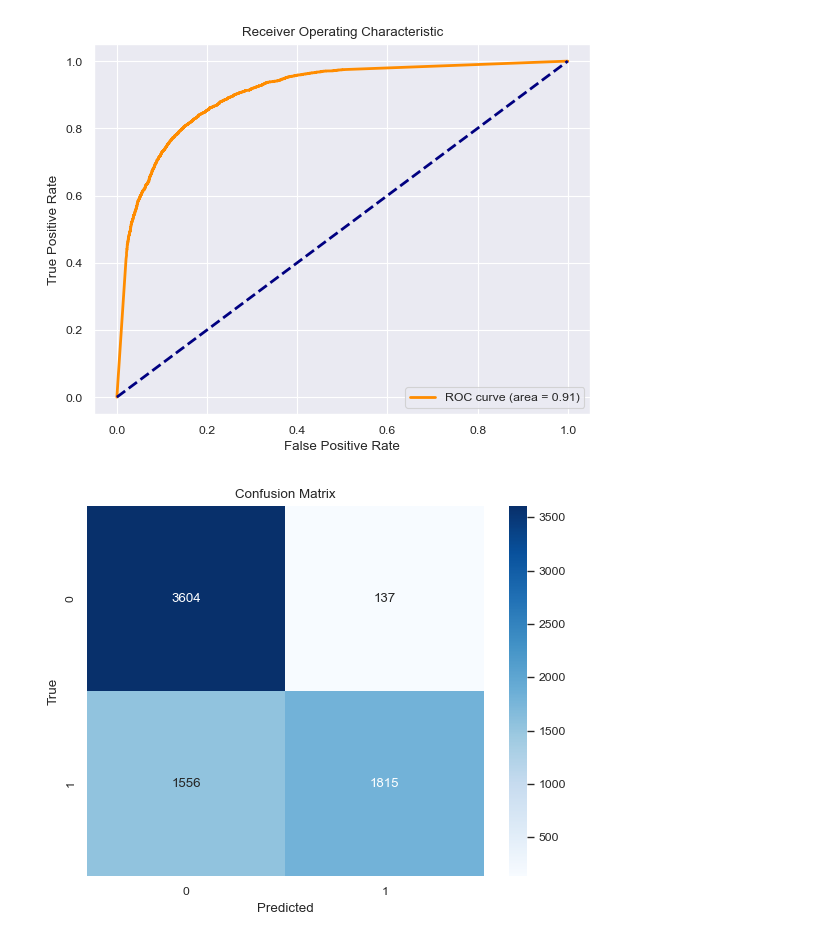
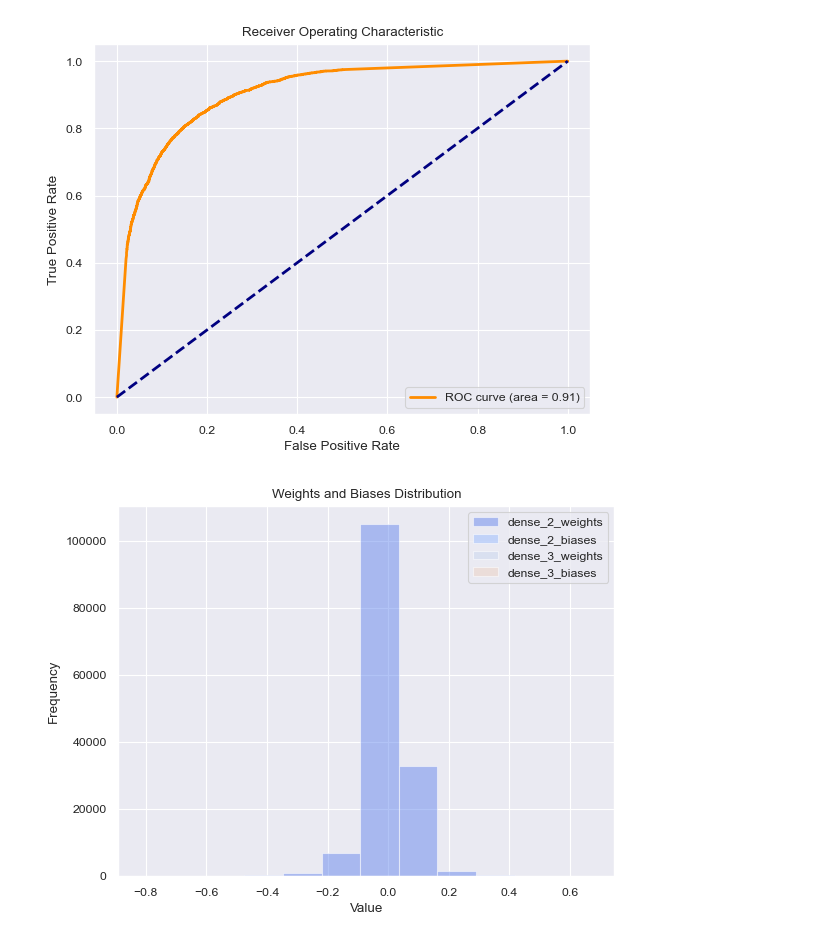
Before and after one commit to Fercv87/DL_Assignment, a Jupyter notebook: 20240303_Neural_networks_Face_Recognition_v6_KERAS.ipynb, the cells around one changed output. Saved outputs shown, nothing was run; the diff lists cells and outputs as text; code cells hidden in the pictures.

```diff
--- a/20240303_Neural_networks_Face_Recognition_v6_KERAS.ipynb
+++ b/20240303_Neural_networks_Face_Recognition_v6_KERAS.ipynb
@@ -1211,16 +1292,16 @@ plt.show()
 # %% [output]
 [figure]
 [figure]
-# %%
-from sklearn.metrics import confusion_matrix
-import seaborn as sns
-
-# Assuming y_true and y_pred are available
-cm = confusion_matrix(y_true, y_pred)
-sns.heatmap(cm, annot=True, fmt='d', cmap='Blues')
-plt.title('Confusion Matrix')
-plt.xlabel('Predicted')
-plt.ylabel('True')
-plt.show()
-# %% [output]
-[figure, removed]
+# %%
+for layer in model.layers:
+    if 'dense' in layer.name:
+        weights, biases = layer.get_weights()
+        plt.hist(weights.flatten(), alpha=0.5, label=f'{layer.name}_weights')
+        plt.hist(biases.flatten(), alpha=0.5, label=f'{layer.name}_biases')
+plt.legend()
+plt.title('Weights and Biases Distribution')
+plt.xlabel('Value')
+plt.ylabel('Frequency')
+plt.show()
+# %% [output]
+[figure, added]
```
Also changed, not shown: parts of 21 cells of this notebook, 5 other files.
